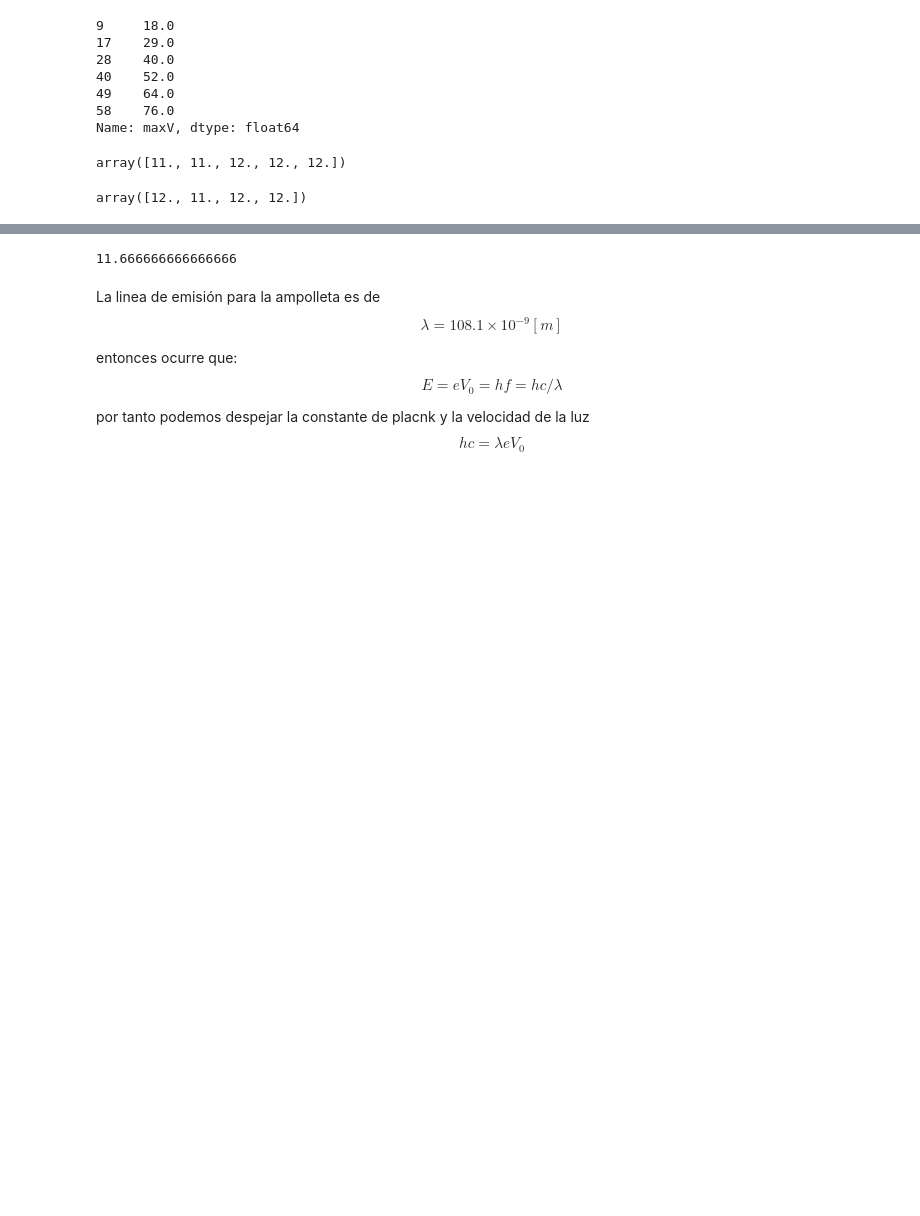
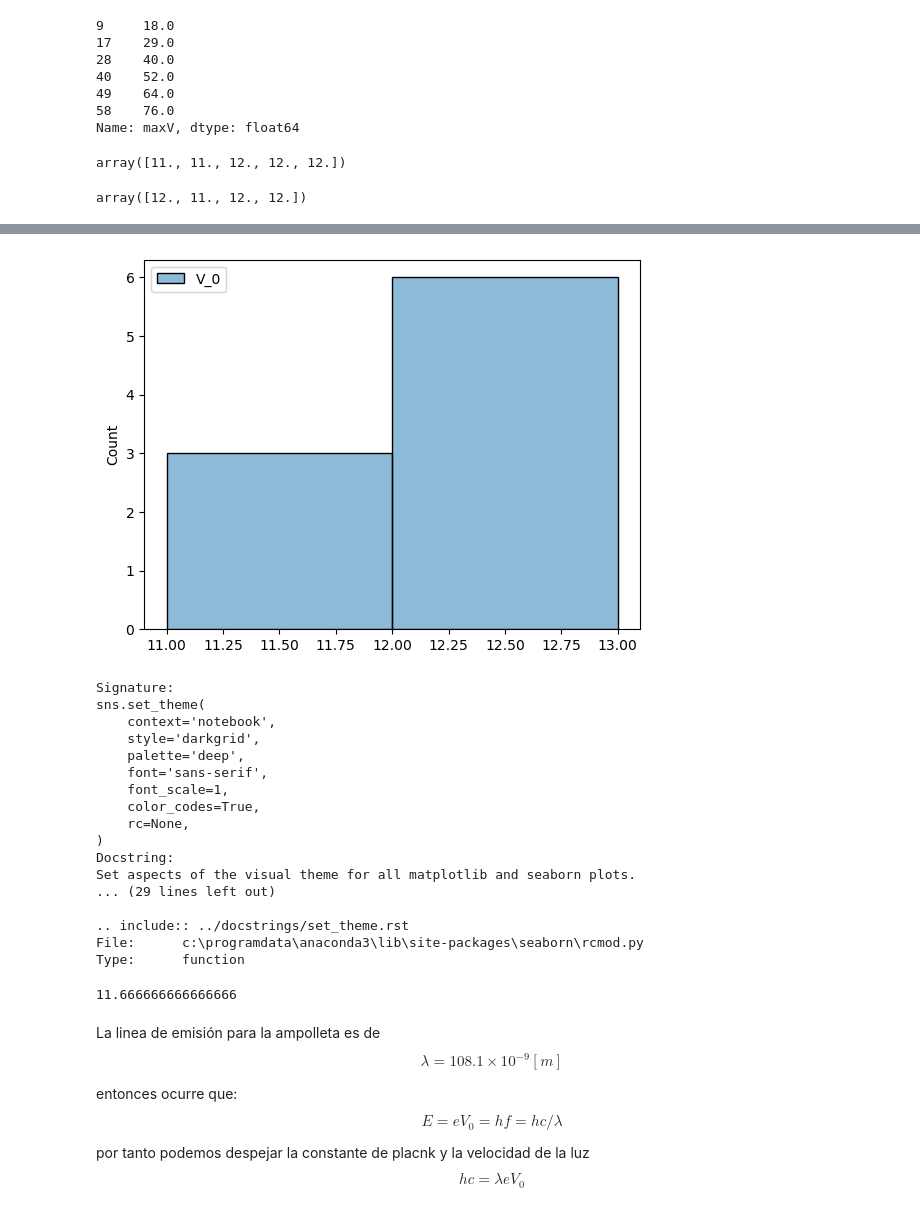
Before and after one commit to fbientrigo/lab_fisica, a Jupyter notebook: Lab 4/Hertz/mainHertz_ver02.ipynb, the cells around one changed output, grey strips where cells are left out. Drawn from its saved outputs; the diff is of its cells as text; code cells hidden in the pictures; blank space fills up the shorter version.

```diff
--- a/Lab 4/Hertz/mainHertz_ver02.ipynb
+++ b/Lab 4/Hertz/mainHertz_ver02.ipynb
@@ -152,3 +177,24 @@ array([11., 11., 12., 12., 12., 12., 11., 12., 12.])
+# %%
+sns.histplot(V0DataFrame, binwidth=0.9999) # trucazo
+# %% [output]
+[figure, added]
+Signature:
+sns.set_theme(
+    context='notebook',
+    style='darkgrid',
+    palette='deep',
+    font='sans-serif',
+    font_scale=1,
+    color_codes=True,
+    rc=None,
+)
+Docstring:
+Set aspects of the visual theme for all matplotlib and seaborn plots.
+... (29 lines left out)
+
+.. include:: ../docstrings/set_theme.rst
+File:      c:\programdata\anaconda3\lib\site-packages\seaborn\rcmod.py
+Type:      function
 # %%
 # estimador
 V0 = np.mean(V0_series)
```
Also changed, not shown: parts of 24 cells of this notebook, 13 other files.
